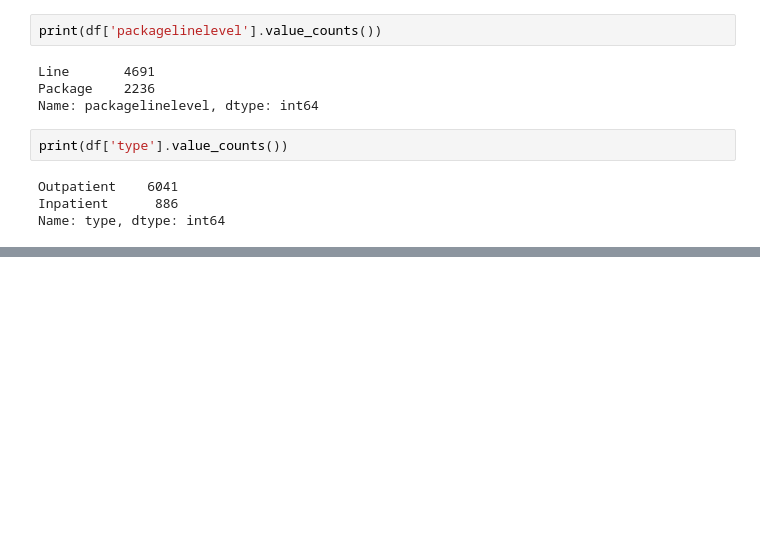
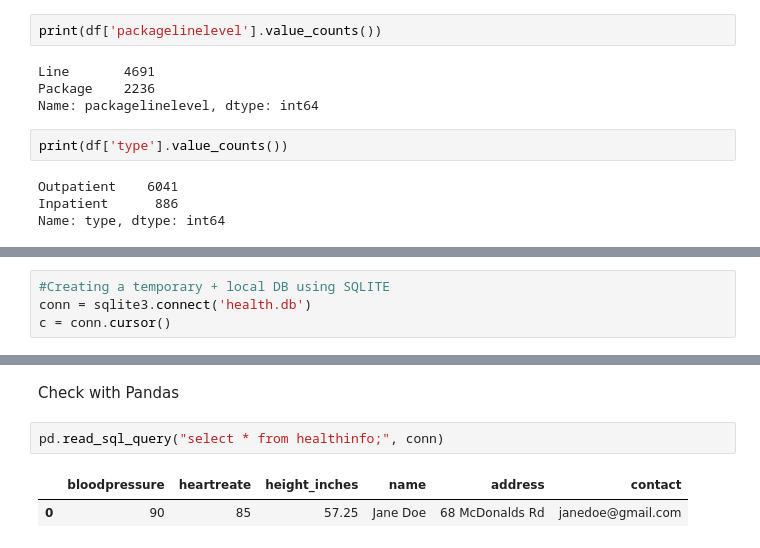
Before and after one commit to jas-tang/sqlite_database_operations, a Jupyter notebook: sqlite_database_operations.ipynb, the cells around one changed output, grey strips where cells are left out. Cells and saved outputs as stored; diff of their text form; blank space fills up the shorter version.

Commit message:
added sqlite table and inserted

```diff
--- a/sqlite_database_operations.ipynb
+++ b/sqlite_database_operations.ipynb
@@ -96,0 +103,4 @@ Name: type, dtype: int64
+# %%
+#Creating a temporary + local DB using SQLITE
+conn = sqlite3.connect('health.db')
+c = conn.cursor()
@@ -96,0 +186,7 @@ Name: type, dtype: int64
+# %% [markdown]
+Check with Pandas
+# %%
+pd.read_sql_query("select * from healthinfo;", conn)
+# %% [output]
+|  | bloodpressure | heartreate | height_inches | name | address | contact |
+| 0 | 90 | 85 | 57.25 | Jane Doe | 68 McDonalds Rd | janedoe@gmail.com |
```
Also changed, not shown: parts of 8 cells of this notebook.
